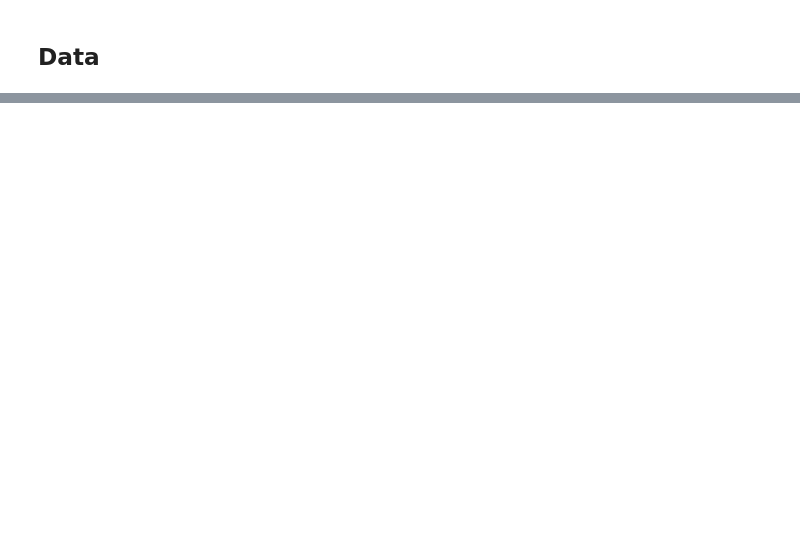
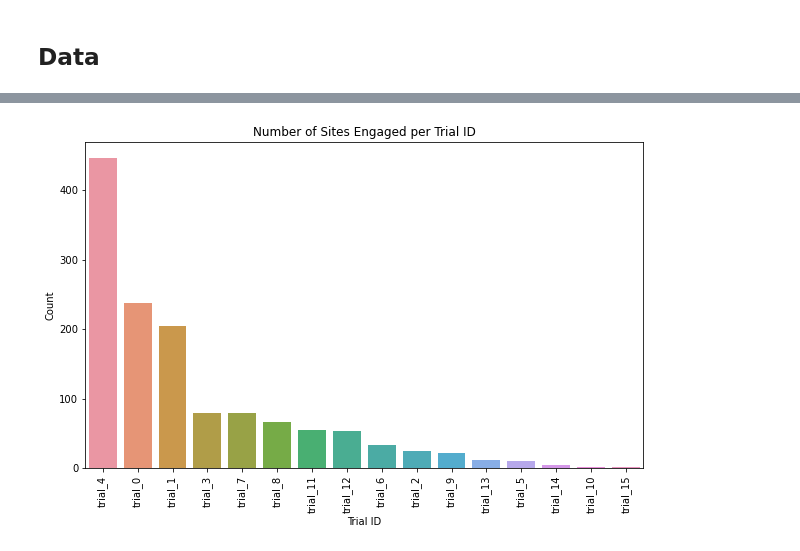
Before and after one commit to vladd-i/trial_site_optimizer, a Jupyter notebook: notebooks/exploratory_data_analysis.ipynb, the cells around one changed output, grey strips where cells are left out. Drawn from its saved outputs; the diff is of its cells as text; code cells hidden in the pictures; blank space fills up the shorter version.

```diff
--- a/notebooks/exploratory_data_analysis.ipynb
+++ b/notebooks/exploratory_data_analysis.ipynb
@@ -127,0 +134,18 @@ dtype: object
+# %%
+def visualize_histogram(df: pd.DataFrame, var_name: str, var_label: str, kde: bool = True, bins: int = 10):
+    plt.figure(figsize=(10, 6))
+    sns.histplot(df[var_name], kde=kde, bins=bins)
+    plt.title(f'Distribution of {var_label}')
+    plt.xlabel(f'{var_label}')
+    plt.ylabel('Frequency')
+    plt.show()
+
+def visualize_barplot(df: pd.DataFrame, var_name: str, var_label: str, title: str):
+    counts = df[var_name].value_counts().sort_values(ascending=False)
+    plt.figure(figsize=(10, 6))
+    sns.barplot(x=counts.index, y=counts.values, order=counts.index)
+    plt.title(f'{title}')
+    plt.xlabel('Trial ID')
+    plt.ylabel('Count')
+    plt.xticks(rotation=90)
+    plt.show()
@@ -127,0 +157,7 @@ dtype: object
+# %%
+visualize_barplot(df=df_target,
+                  var_name="trial_id",
+                  var_label="Trial ID",
+                  title="Number of Sites Engaged per Trial ID")
+# %% [output]
+[figure, added]
```
Also changed, not shown: parts of 34 cells of this notebook.
